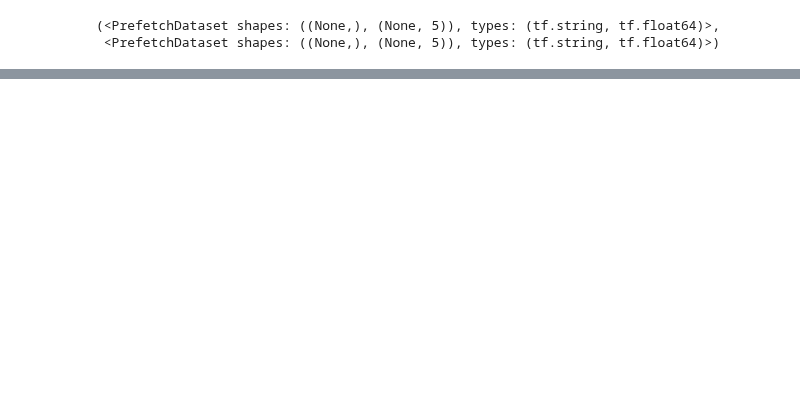
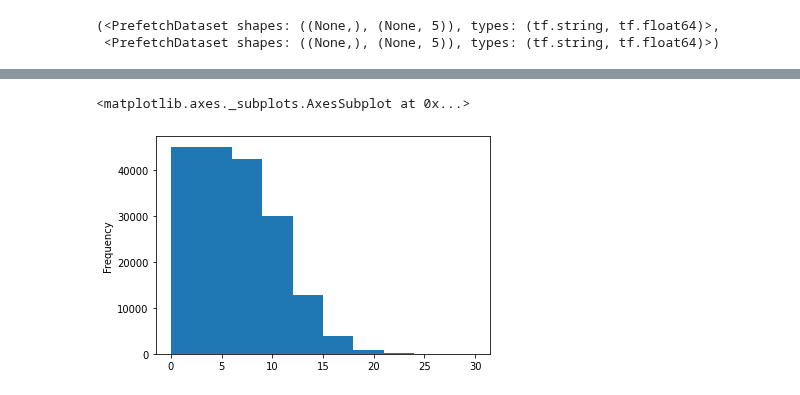
Before and after one commit to ashikshafi08/Learning_Tensorflow, a Jupyter notebook: Notebooks/Milestone_Project_2_SkimLit.ipynb, the cells around one changed output, grey strips where cells are left out. Cells and saved outputs as stored; diff of their text form; code cells hidden in the pictures; blank space fills up the shorter version.

```diff
--- a/Notebooks/Milestone_Project_2_SkimLit.ipynb
+++ b/Notebooks/Milestone_Project_2_SkimLit.ipynb
@@ -1263,0 +1521,6 @@ model_3_results
+# %%
+# Check the distribution of line_number column
+train_df.line_number.plot.hist()
+# %% [output]
+<matplotlib.axes._subplots.AxesSubplot at 0x...>
+[figure, added]
```
Also changed, not shown: parts of 71 cells of this notebook.
